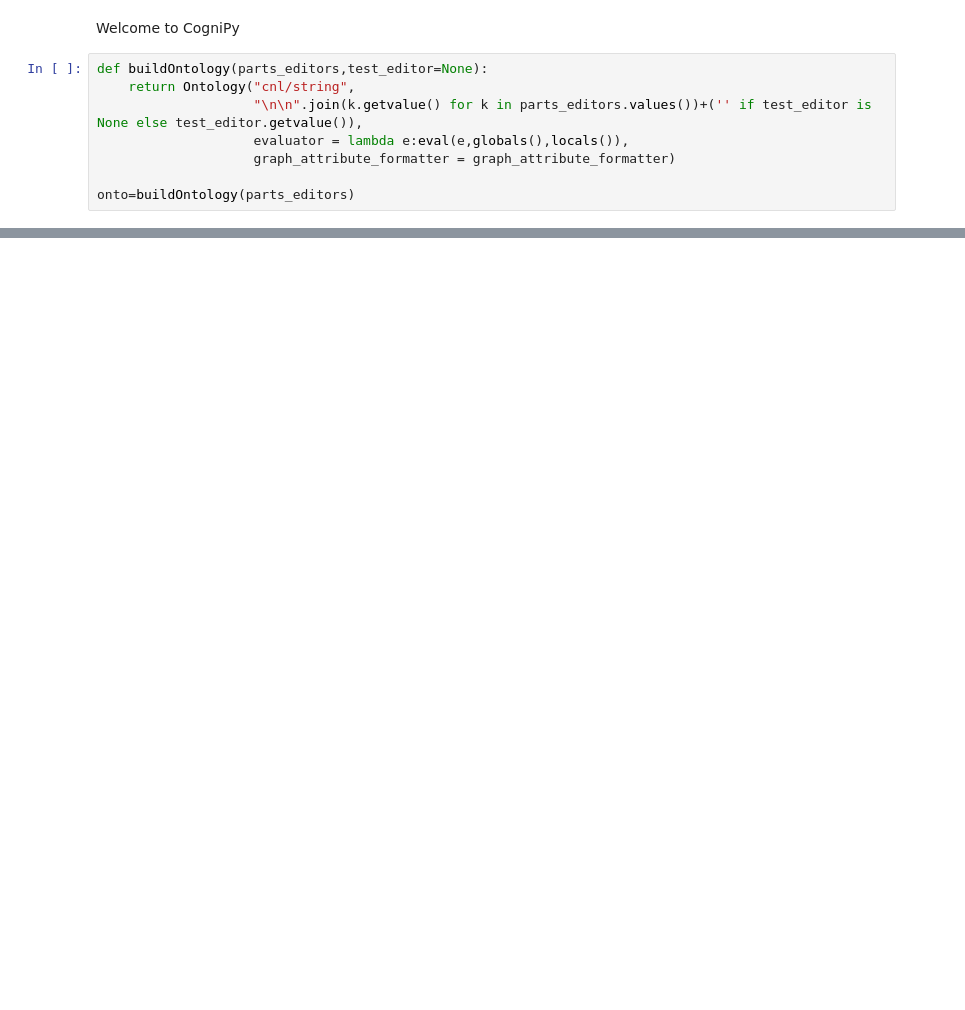
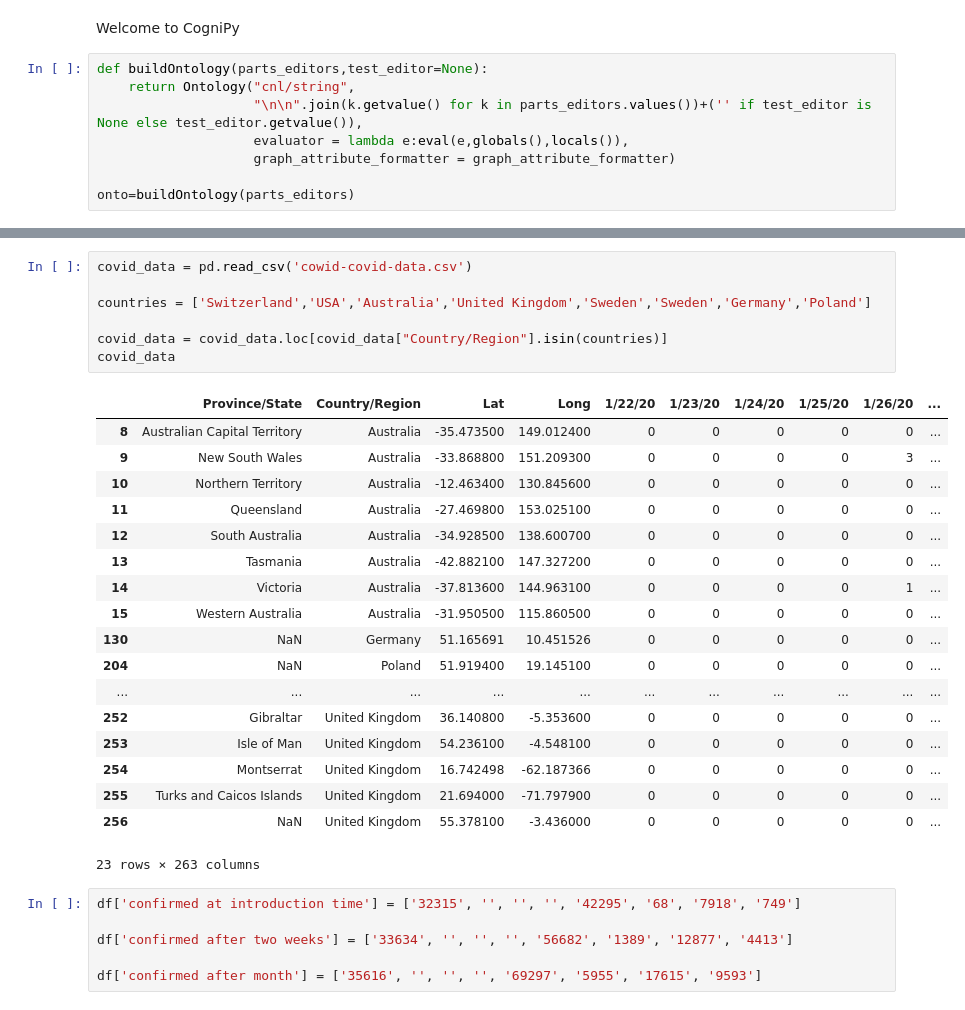
Before and after one commit to cognitum-octopus/cognipy, a Jupyter notebook: examples/Notebooks/Covid/Virus.ipynb, the cells around one changed output, grey strips where cells are left out. Cells and saved outputs as stored; diff of their text form; blank space fills up the shorter version.

```diff
--- a/examples/Notebooks/Covid/Virus.ipynb
+++ b/examples/Notebooks/Covid/Virus.ipynb
@@ -103,0 +86,32 @@ df_tests
+# %%
+covid_data = pd.read_csv('cowid-covid-data.csv')
+
+countries = ['Switzerland','USA','Australia','United Kingdom','Sweden','Sweden','Germany','Poland']
+
+covid_data = covid_data.loc[covid_data["Country/Region"].isin(countries)]
+covid_data
+# %% [output]
+|  | Province/State | Country/Region | Lat | Long | 1/22/20 | 1/23/20 | 1/24/20 | 1/25/20 | 1/26/20 | ... |
+| 8 | Australian Capital Territory | Australia | -35.473500 | 149.012400 | 0 | 0 | 0 | 0 | 0 | ... |
+| 9 | New South Wales | Australia | -33.868800 | 151.209300 | 0 | 0 | 0 | 0 | 3 | ... |
+| 10 | Northern Territory | Australia | -12.463400 | 130.845600 | 0 | 0 | 0 | 0 | 0 | ... |
+| 11 | Queensland | Australia | -27.469800 | 153.025100 | 0 | 0 | 0 | 0 | 0 | ... |
+| 12 | South Australia | Australia | -34.928500 | 138.600700 | 0 | 0 | 0 | 0 | 0 | ... |
+| 13 | Tasmania | Australia | -42.882100 | 147.327200 | 0 | 0 | 0 | 0 | 0 | ... |
+| 14 | Victoria | Australia | -37.813600 | 144.963100 | 0 | 0 | 0 | 0 | 1 | ... |
+| 15 | Western Australia | Australia | -31.950500 | 115.860500 | 0 | 0 | 0 | 0 | 0 | ... |
+| 130 | NaN | Germany | 51.165691 | 10.451526 | 0 | 0 | 0 | 0 | 0 | ... |
+| 204 | NaN | Poland | 51.919400 | 19.145100 | 0 | 0 | 0 | 0 | 0 | ... |
+| ... | ... | ... | ... | ... | ... | ... | ... | ... | ... | ... |
+| 252 | Gibraltar | United Kingdom | 36.140800 | -5.353600 | 0 | 0 | 0 | 0 | 0 | ... |
+| 253 | Isle of Man | United Kingdom | 54.236100 | -4.548100 | 0 | 0 | 0 | 0 | 0 | ... |
+| 254 | Montserrat | United Kingdom | 16.742498 | -62.187366 | 0 | 0 | 0 | 0 | 0 | ... |
+| 255 | Turks and Caicos Islands | United Kingdom | 21.694000 | -71.797900 | 0 | 0 | 0 | 0 | 0 | ... |
+| 256 | NaN | United Kingdom | 55.378100 | -3.436000 | 0 | 0 | 0 | 0 | 0 | ... |
+23 rows × 263 columns
+# %%
+df['confirmed at introduction time'] = ['32315', '', '', '', '42295', '68', '7918', '749']
+
+df['confirmed after two weeks'] = ['33634', '', '', '', '56682', '1389', '12877', '4413']
+
+df['confirmed after month'] = ['35616', '', '', '', '69297', '5955', '17615', '9593']
```
Also changed, not shown: parts of 9 cells of this notebook, 3 other files.
